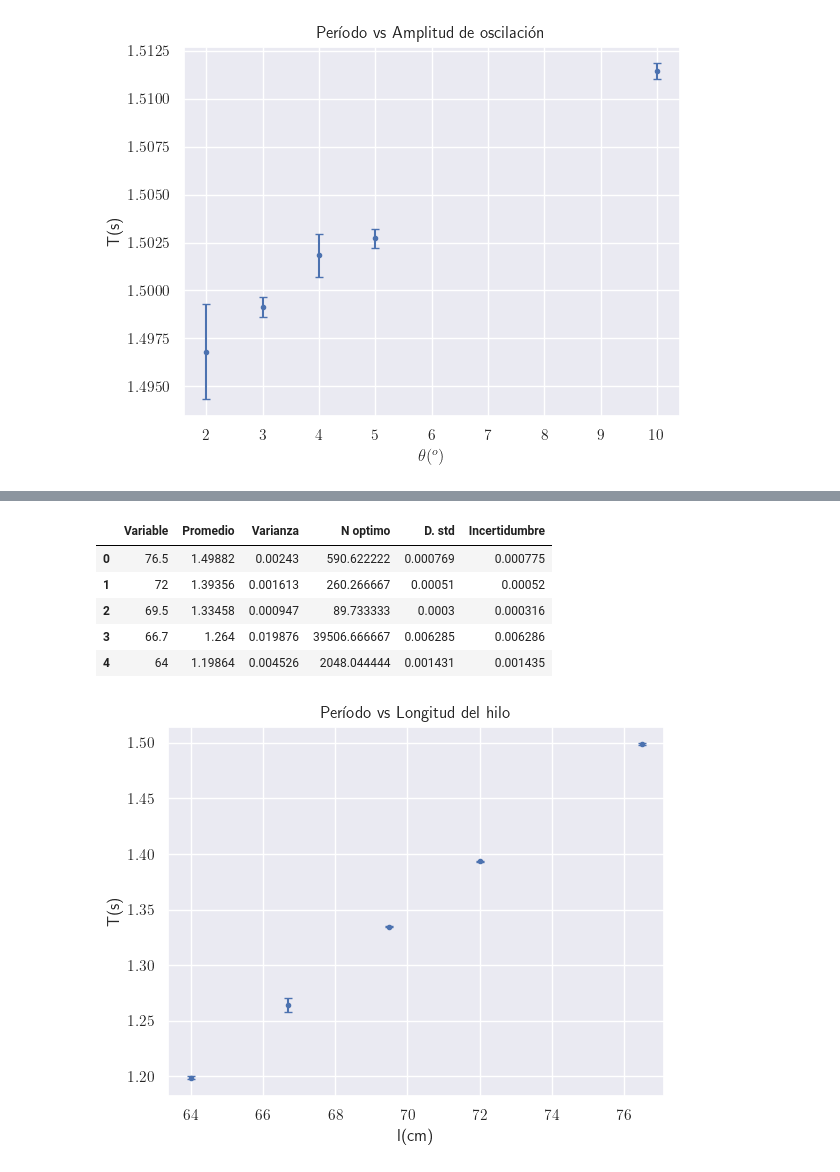
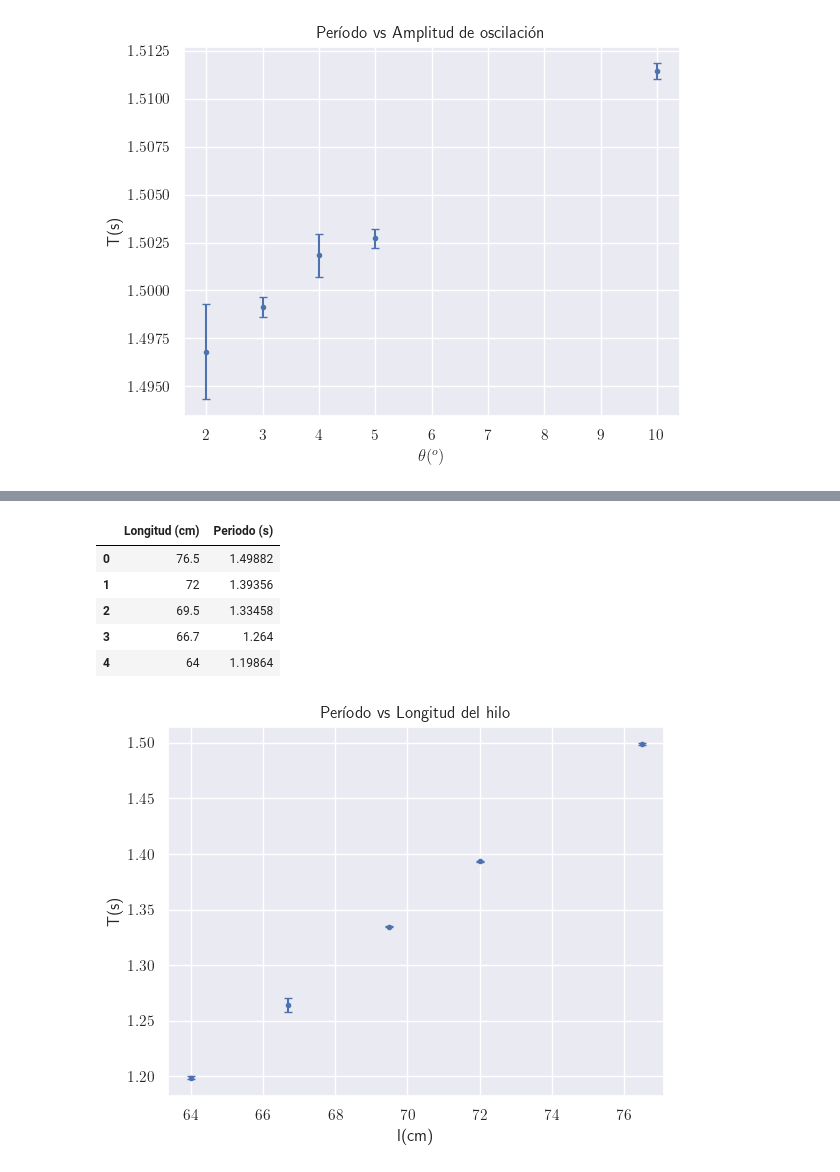
Before and after one commit to Roberth20/my_repo_unlp, a Jupyter notebook: Fisica_experimental_I/Magnitudes que influyen en el periodo de un pendulo.ipynb, the cells around one changed output, grey strips where cells are left out. Saved outputs shown, nothing was run; the diff lists cells and outputs as text; code cells hidden in the pictures.

```diff
--- a/Fisica_experimental_I/Magnitudes que influyen en el periodo de un pendulo.ipynb
+++ b/Fisica_experimental_I/Magnitudes que influyen en el periodo de un pendulo.ipynb
@@ -126,31 +168,33 @@ plt.show()
 # %%
 l1 = m_45
 l2 = np.array([1.3926, 1.3948, 1.3928, 1.3943, 1.3934, 1.3919, 1.3906, 1.3943, 1.3949, 1.3960])
 l3 = np.array([1.3332, 1.3340, 1.3352, 1.3335, 1.3343, 1.3346, 1.3358, 1.3350, 1.3361, 1.3341])
 l4 = np.array([1.2715, 1.2746, 1.2079, 1.2722, 1.2661, 1.2683, 1.2677, 1.2703, 1.2725, 1.2689])
 l5 = np.array([1.2005, 1.2001, 1.1999, 1.1987, 1.2036, 1.2002, 1.1986, 1.1981, 1.2002, 1.1865])
 
 ls = [l1, l2, l3, l4, l5]
 
 # Creamos tabla de datos
 L = pd.DataFrame(columns = ["Variable", "Promedio", "Varianza", "N optimo", "D. std", "Incertidumbre"])
 # Definimos una variable con los angulos medidos
 Ls = [76.5, 72, 69.5, 66.7, 64]
 # Llenamos la tabla
 for i, m in enumerate(ls):
     L.loc[i, "Variable"] = Ls[i]
     L.loc[i, "Promedio":] = stats(m)
 
-L
+tmp = L[['Variable', 'Promedio']].copy()
+tmp.columns = ['Longitud (cm)', 'Periodo (s)']
+tmp
 # Si la quieren en un excel, descomentar abajo
 #L.to_excel("Datos por longitudes.xlsx")
 # %% [output]
-|  | Variable | Promedio | Varianza | N optimo | D. std | Incertidumbre |
-| 0 | 76.5 | 1.49882 | 0.00243 | 590.622222 | 0.000769 | 0.000775 |
-| 1 | 72 | 1.39356 | 0.001613 | 260.266667 | 0.00051 | 0.00052 |
-| 2 | 69.5 | 1.33458 | 0.000947 | 89.733333 | 0.0003 | 0.000316 |
-| 3 | 66.7 | 1.264 | 0.019876 | 39506.666667 | 0.006285 | 0.006286 |
-| 4 | 64 | 1.19864 | 0.004526 | 2048.044444 | 0.001431 | 0.001435 |
+|  | Longitud (cm) | Periodo (s) |
+| 0 | 76.5 | 1.49882 |
+| 1 | 72 | 1.39356 |
+| 2 | 69.5 | 1.33458 |
+| 3 | 66.7 | 1.264 |
+| 4 | 64 | 1.19864 |
 # %%
 # Graficamos
 plt.errorbar(L["Variable"], L["Promedio"], L["Incertidumbre"],
```
Also changed, not shown: parts of 15 cells of this notebook, 7 other files.
